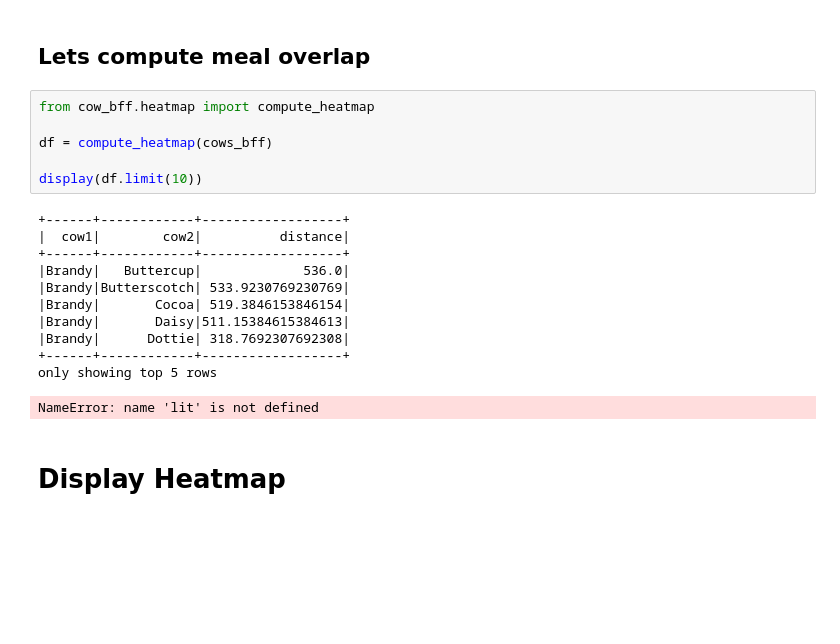
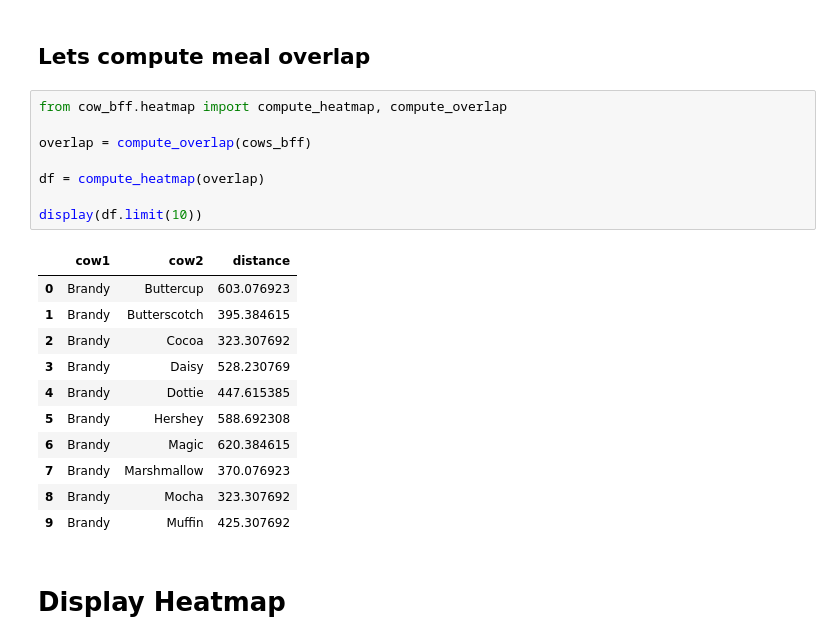
Before and after one commit to kimberlyma/tech-summit-cows-bff, a Jupyter notebook: notebooks/Cow BFF.ipynb, the cells around one changed output. Cells and saved outputs as stored; diff of their text form; blank space fills up the shorter version.

```diff
--- a/notebooks/Cow BFF.ipynb
+++ b/notebooks/Cow BFF.ipynb
@@ -36,23 +43,25 @@ display(cows_bff.limit(10))
 # %% [markdown]
 ## Lets compute meal overlap
 # %%
-from cow_bff.heatmap import compute_heatmap
+from cow_bff.heatmap import compute_heatmap, compute_overlap
 
-df = compute_heatmap(cows_bff)
+overlap = compute_overlap(cows_bff)
+
+df = compute_heatmap(overlap)
 
 display(df.limit(10))
 # %% [output]
-+------+------------+------------------+
-|  cow1|        cow2|          distance|
-+------+------------+------------------+
-|Brandy|   Buttercup|             536.0|
-|Brandy|Butterscotch| 533.9230769230769|
-|Brandy|       Cocoa| 519.3846153846154|
-|Brandy|       Daisy|511.15384615384613|
-|Brandy|      Dottie| 318.7692307692308|
-+------+------------+------------------+
-only showing top 5 rows
-NameError: name 'lit' is not defined
+|  | cow1 | cow2 | distance |
+| 0 | Brandy | Buttercup | 603.076923 |
+| 1 | Brandy | Butterscotch | 395.384615 |
+| 2 | Brandy | Cocoa | 323.307692 |
+| 3 | Brandy | Daisy | 528.230769 |
+| 4 | Brandy | Dottie | 447.615385 |
+| 5 | Brandy | Hershey | 588.692308 |
+| 6 | Brandy | Magic | 620.384615 |
+| 7 | Brandy | Marshmallow | 370.076923 |
+| 8 | Brandy | Mocha | 323.307692 |
+| 9 | Brandy | Muffin | 425.307692 |
 # %% [markdown]
 # Display Heatmap
 # %%
```
Also changed, not shown: parts of 5 cells of this notebook, 4 other files.
